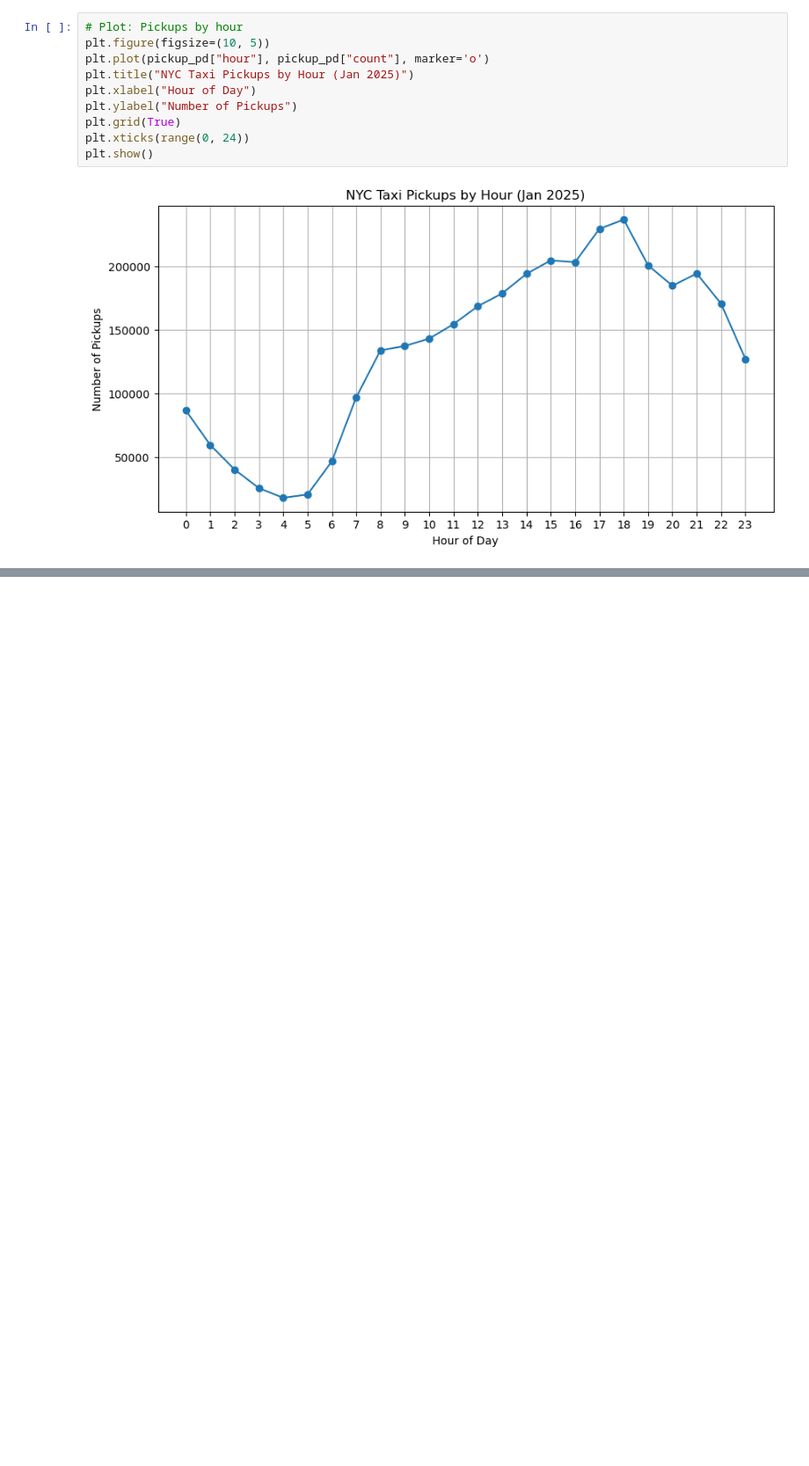
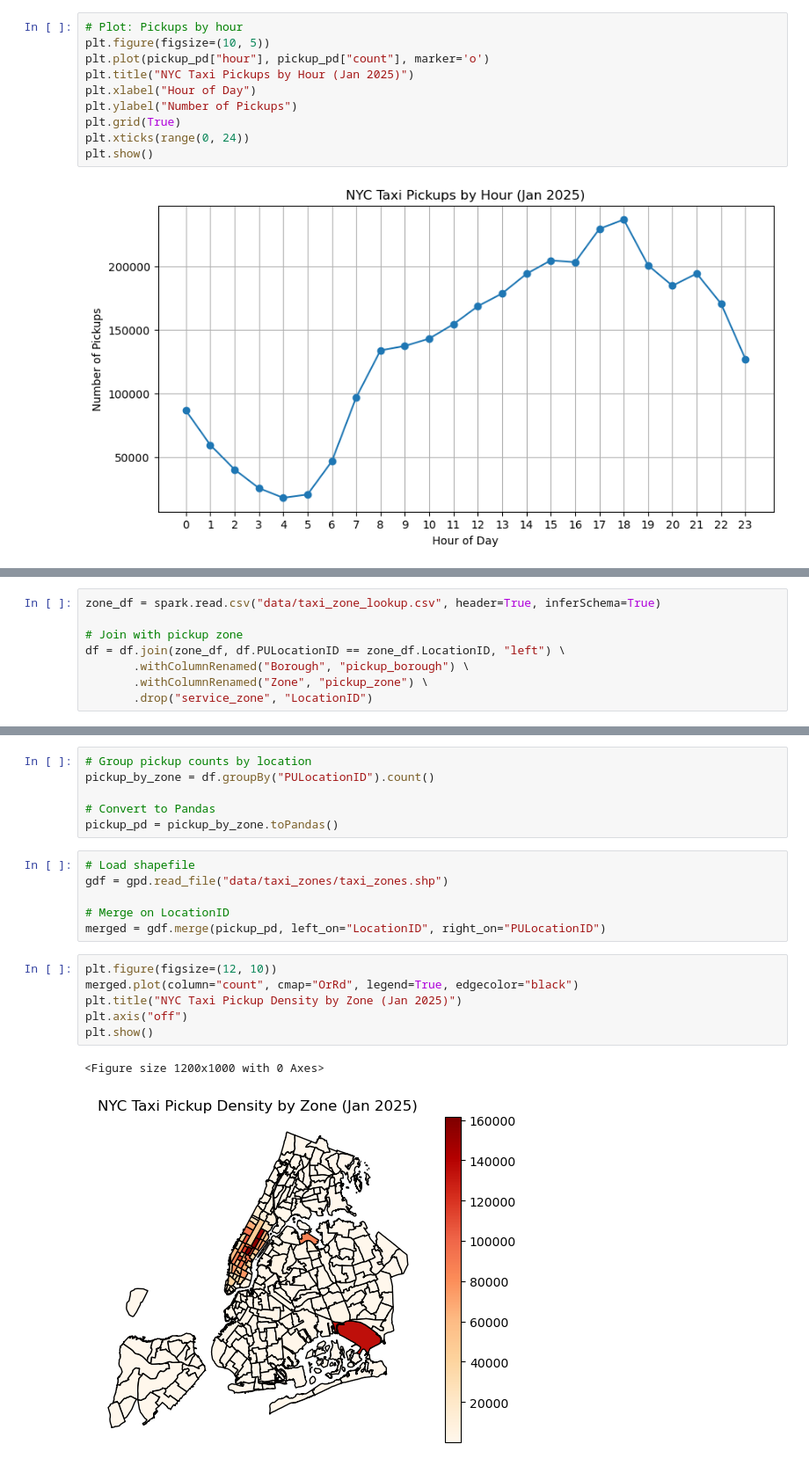
Before and after one commit to thiunuwan/nyc-taxi-spark-analysis, a Jupyter notebook: BigData_Project.ipynb, the cells around one changed output, grey strips where cells are left out. Shown: that part at 88% size. Cells and saved outputs as stored; diff of their text form; blank space fills up the shorter version.

```diff
--- a/BigData_Project.ipynb
+++ b/BigData_Project.ipynb
@@ -75,0 +85,8 @@ plt.show()
+# %%
+zone_df = spark.read.csv("data/taxi_zone_lookup.csv", header=True, inferSchema=True)
+
+# Join with pickup zone
+df = df.join(zone_df, df.PULocationID == zone_df.LocationID, "left") \
+       .withColumnRenamed("Borough", "pickup_borough") \
+       .withColumnRenamed("Zone", "pickup_zone") \
+       .drop("service_zone", "LocationID")
@@ -75,0 +143,21 @@ plt.show()
+# %%
+# Group pickup counts by location
+pickup_by_zone = df.groupBy("PULocationID").count()
+
+# Convert to Pandas
+pickup_pd = pickup_by_zone.toPandas()
+# %%
+# Load shapefile
+gdf = gpd.read_file("data/taxi_zones/taxi_zones.shp")
+
+# Merge on LocationID
+merged = gdf.merge(pickup_pd, left_on="LocationID", right_on="PULocationID")
+# %%
+plt.figure(figsize=(12, 10))
+merged.plot(column="count", cmap="OrRd", legend=True, edgecolor="black")
+plt.title("NYC Taxi Pickup Density by Zone (Jan 2025)")
+plt.axis("off")
+plt.show()
+# %% [output]
+<Figure size 1200x1000 with 0 Axes>
+[figure, added]
```
Also changed, not shown: parts of 6 cells of this notebook, 1 other file.
